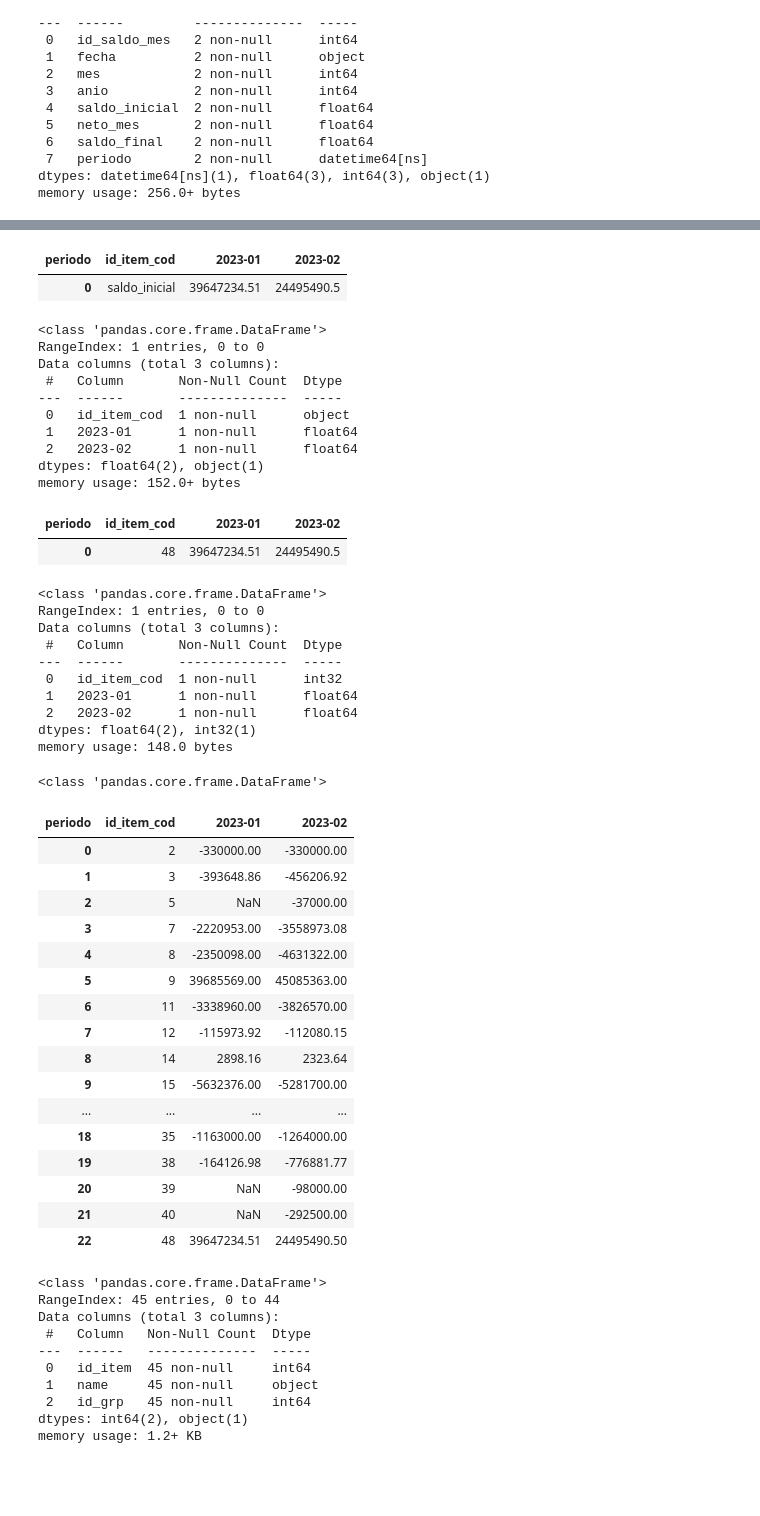
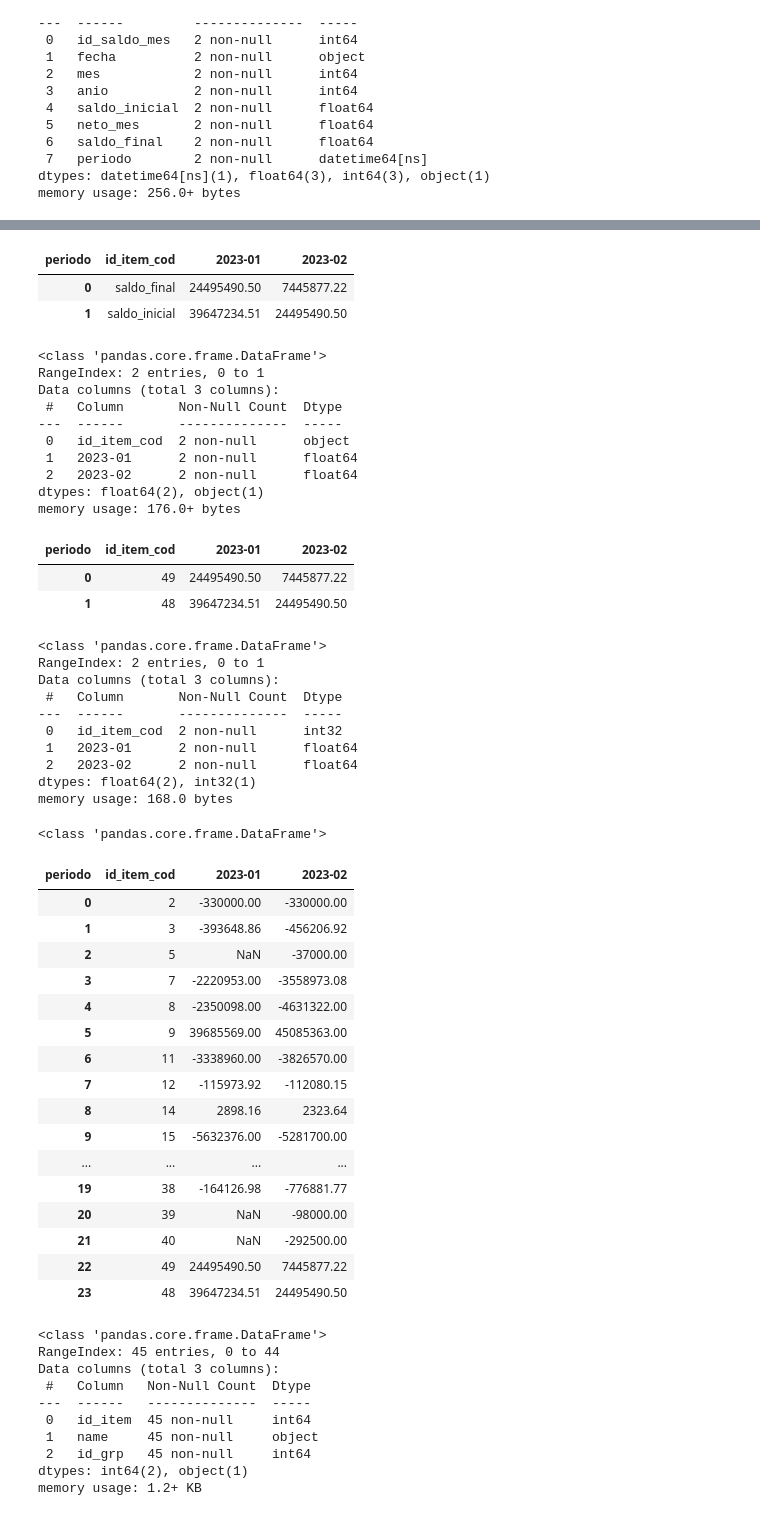
Before and after one commit to rosillogithub/Flujo_Caja_Directo, a Jupyter notebook: FCD_F03a_Prd_Reporte-mes parte 01.ipynb, the cells around one changed output, grey strips where cells are left out. Drawn from its saved outputs; the diff is of its cells as text; code cells hidden in the pictures; blank space fills up the shorter version.

```diff
--- a/FCD_F03a_Prd_Reporte-mes parte 01.ipynb
+++ b/FCD_F03a_Prd_Reporte-mes parte 01.ipynb
@@ -238,17 +258,17 @@ memory usage: 256.0+ bytes
 # ============================================================================================================
 
 # Crear el DataFrame reporte_final utilizando pivot_table
-saldos_final = pd.pivot_table(inf_saldos,
-                               values='saldo_inicial',
+saldos_def = pd.pivot_table(inf_saldos,
+                               values=['saldo_inicial', 'saldo_final'],
                                columns='periodo',
                                aggfunc='sum')
 
 # Conservar el formato datetime en los títulos de las columnas
-saldos_final.columns = saldos_final.columns.strftime('%Y-%m')
+saldos_def.columns = saldos_def.columns.strftime('%Y-%m')
 
-saldos_final.reset_index(inplace = True)
+saldos_def.reset_index(inplace = True)
 
 # Mostrando el nuevo dataframe
-saldos_final
+saldos_def
 # %% [output]
 | periodo | index | 2023-01 | 2023-02 |
@@ -269,73 +290,72 @@ memory usage: 152.0+ bytes
 # %%
-# ============================================================================================================
-# Renombrar la columna 'index' de la tabla saldos_final a 'id_item_cod'
-# ============================================================================================================
-saldos_final.rename(columns={'index':'id_item_cod'}, inplace=True)
-saldos_final
+# Renombra la columna 'index' de la tabla saldos_final a 'id_item_cod'
+saldos_def.rename(columns={'index':'id_item_cod'}, inplace=True)
+saldos_def
 # %% [output]
 | periodo | id_item_cod | 2023-01 | 2023-02 |
-| 0 | saldo_inicial | 39647234.51 | 24495490.5 |
+| 0 | saldo_final | 24495490.50 | 7445877.22 |
+| 1 | saldo_inicial | 39647234.51 | 24495490.50 |
 # %%
-saldos_final.info()
+saldos_def.info()
 # %% [output]
 <class 'pandas.core.frame.DataFrame'>
-RangeIndex: 1 entries, 0 to 0
+RangeIndex: 2 entries, 0 to 1
 Data columns (total 3 columns):
  #   Column       Non-Null Count  Dtype
 ---  ------       --------------  -----
- 0   id_item_cod  1 non-null      object
- 1   2023-01      1 non-null      float64
- 2   2023-02      1 non-null      float64
+ 0   id_item_cod  2 non-null      object
+ 1   2023-01      2 non-null      float64
+ 2   2023-02      2 non-null      float64
 dtypes: float64(2), object(1)
-memory usage: 152.0+ bytes
+memory usage: 176.0+ bytes
 # %%
-# ============================================================================================================
-# Cambiar el contenido del registro en la columna 'id_item_cod' de la tabla saldos_final
-# ============================================================================================================
-saldos_final['id_item_cod'] = saldos_final['id_item_cod'].replace('saldo_inicial', '48')
-saldos_final['id_item_cod'] = saldos_final['id_item_cod'].astype(int)
+# Cambia el contenido del registro en la columna 'id_item_cod' de la tabla saldos_final
+saldos_def['id_item_cod'] = saldos_def['id_item_cod'].replace('saldo_inicial', '48')
+saldos_def['id_item_cod'] = saldos_def['id_item_cod'].replace('saldo_final', '49')
+saldos_def['id_item_cod'] = saldos_def['id_item_cod'].astype(int)
 
-saldos_final
+saldos_def
 # %% [output]
 | periodo | id_item_cod | 2023-01 | 2023-02 |
-| 0 | 48 | 39647234.51 | 24495490.5 |
+| 0 | 49 | 24495490.50 | 7445877.22 |
+| 1 | 48 | 39647234.51 | 24495490.50 |
 # %%
-saldos_final.info()
+saldos_def.info()
 # %% [output]
 <class 'pandas.core.frame.DataFrame'>
-RangeIndex: 1 entries, 0 to 0
+RangeIndex: 2 entries, 0 to 1
 Data columns (total 3 columns):
  #   Column       Non-Null Count  Dtype
 ---  ------       --------------  -----
- 0   id_item_cod  1 non-null      int32
- 1   2023-01      1 non-null      float64
- 2   2023-02      1 non-null      float64
+ 0   id_item_cod  2 non-null      int32
+ 1   2023-01      2 non-null      float64
+ 2   2023-02      2 non-null      float64
 dtypes: float64(2), int32(1)
-memory usage: 148.0 bytes
+memory usage: 168.0 bytes
 # %%
 print(type(reporte_final))
 # %% [output]
 <class 'pandas.core.frame.DataFrame'>
 # %%
 # Concatenar los DataFrames
-reporte_final = pd.concat([reporte_final, saldos_final], ignore_index=True)
+reporte_final = pd.concat([reporte_final, saldos_def], ignore_index=True)
 reporte_final
 # %% [output]
 | periodo | id_item_cod | 2023-01 | 2023-02 |
 | 0 | 2 | -330000.00 | -330000.00 |
 | 1 | 3 | -393648.86 | -456206.92 |
 | 2 | 5 | NaN | -37000.00 |
 | 3 | 7 | -2220953.00 | -3558973.08 |
 | 4 | 8 | -2350098.00 | -4631322.00 |
 | 5 | 9 | 39685569.00 | 45085363.00 |
 | 6 | 11 | -3338960.00 | -3826570.00 |
 | 7 | 12 | -115973.92 | -112080.15 |
 | 8 | 14 | 2898.16 | 2323.64 |
 | 9 | 15 | -5632376.00 | -5281700.00 |
 | ... | ... | ... | ... |
-| 18 | 35 | -1163000.00 | -1264000.00 |
 | 19 | 38 | -164126.98 | -776881.77 |
 | 20 | 39 | NaN | -98000.00 |
 | 21 | 40 | NaN | -292500.00 |
-| 22 | 48 | 39647234.51 | 24495490.50 |
+| 22 | 49 | 24495490.50 | 7445877.22 |
+| 23 | 48 | 39647234.51 | 24495490.50 |
 # %%
```
Also changed, not shown: parts of 18 cells of this notebook, 5 other files.
